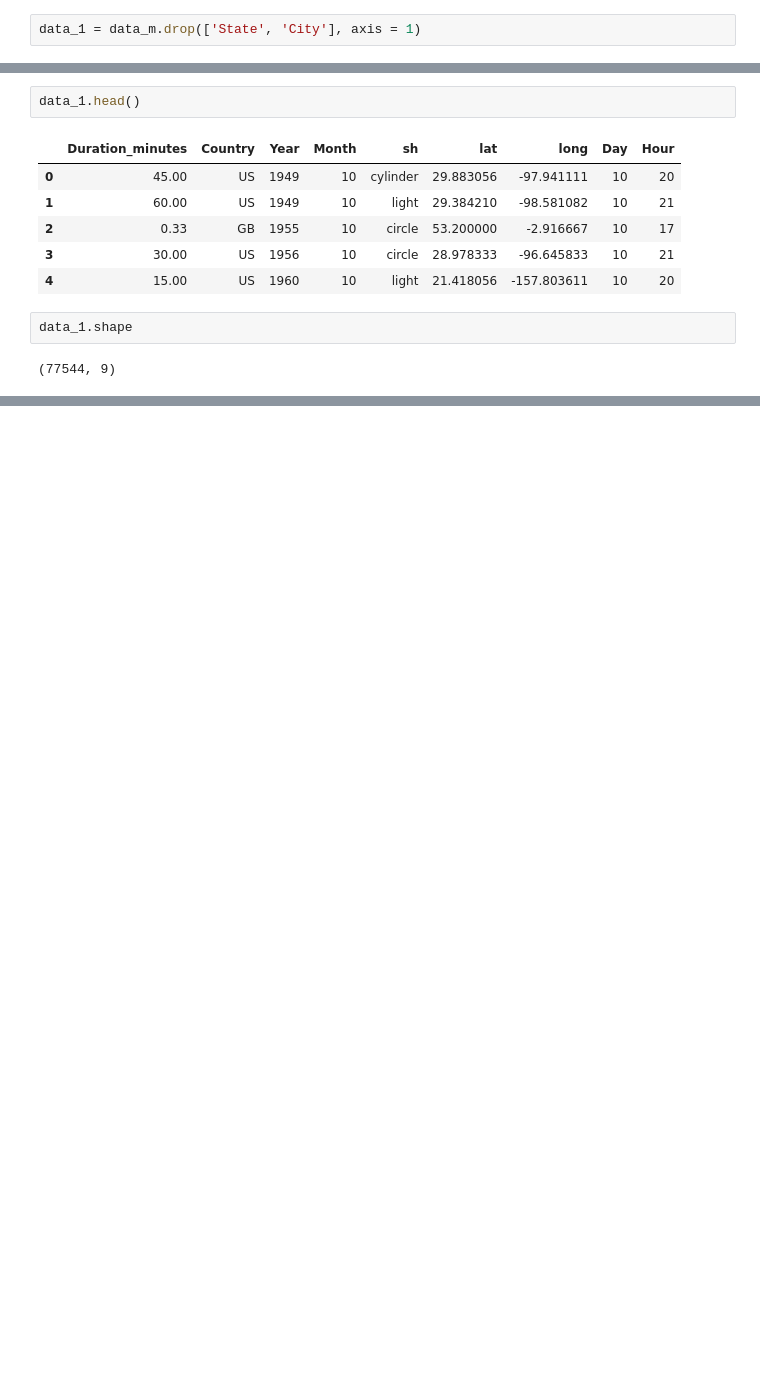
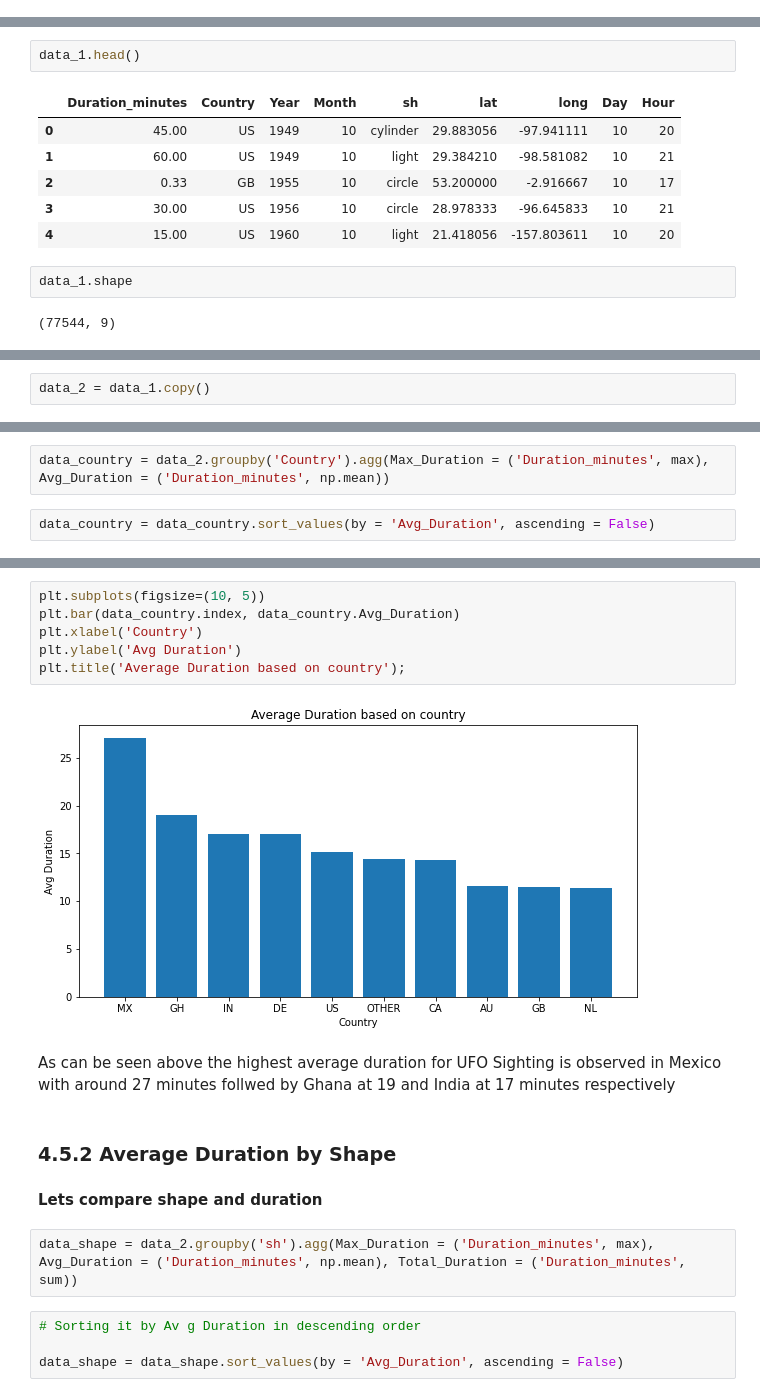
Before and after one commit to rajnavdeep/Capstone_2_UFO_Sightings, a Jupyter notebook: Capstone_2_preprocessing_and_training-Navdeep_Raj.ipynb, the cells around one changed output, grey strips where cells are left out. Drawn from its saved outputs; the diff is of its cells as text; blank space fills up the shorter version.

```diff
--- a/Capstone_2_preprocessing_and_training-Navdeep_Raj.ipynb
+++ b/Capstone_2_preprocessing_and_training-Navdeep_Raj.ipynb
@@ -280,4 +300,2 @@ data_m.head()
 # %% [markdown]
 #### 4.4.3.2 Dataset 2 - without City & State Columns<a id='4.4.3.2_Dataset_2_-_without_City_&_State_Columns'></a>
-# %%
-data_1 = data_m.drop(['State', 'City'], axis = 1)
@@ -552,0 +327,2 @@ mean_absolute_error(y_2_train, y_2_tr_lasso_pred), mean_absolute_error(y_2_test,
+# %%
+data_2 = data_1.copy()
@@ -552,0 +333,4 @@ mean_absolute_error(y_2_train, y_2_tr_lasso_pred), mean_absolute_error(y_2_test,
+# %%
+data_country = data_2.groupby('Country').agg(Max_Duration = ('Duration_minutes', max), Avg_Duration = ('Duration_minutes', np.mean))
+# %%
+data_country = data_country.sort_values(by = 'Avg_Duration', ascending = False)
@@ -552,0 +347,20 @@ mean_absolute_error(y_2_train, y_2_tr_lasso_pred), mean_absolute_error(y_2_test,
+# %%
+plt.subplots(figsize=(10, 5))
+plt.bar(data_country.index, data_country.Avg_Duration)
+plt.xlabel('Country')
+plt.ylabel('Avg Duration')
+plt.title('Average Duration based on country');
+# %% [output]
+[figure, added]
+# %% [markdown]
+As can be seen above the highest average duration for UFO Sighting is observed in Mexico with around 27 minutes follwed by Ghana at 19 and India at 17 minutes respectively
+# %% [markdown]
+### 4.5.2 Average Duration by Shape<a id='4.5.2_Average_Duration_by_Shape'></a>
+# %% [markdown]
+<b> Lets compare shape and duration</b>
+# %%
+data_shape = data_2.groupby('sh').agg(Max_Duration = ('Duration_minutes', max), Avg_Duration = ('Duration_minutes', np.mean), Total_Duration = ('Duration_minutes', sum))
+# %%
+# Sorting it by Av g Duration in descending order
+
+data_shape = data_shape.sort_values(by = 'Avg_Duration', ascending = False)
```
Also changed, not shown: parts of 147 cells of this notebook.
